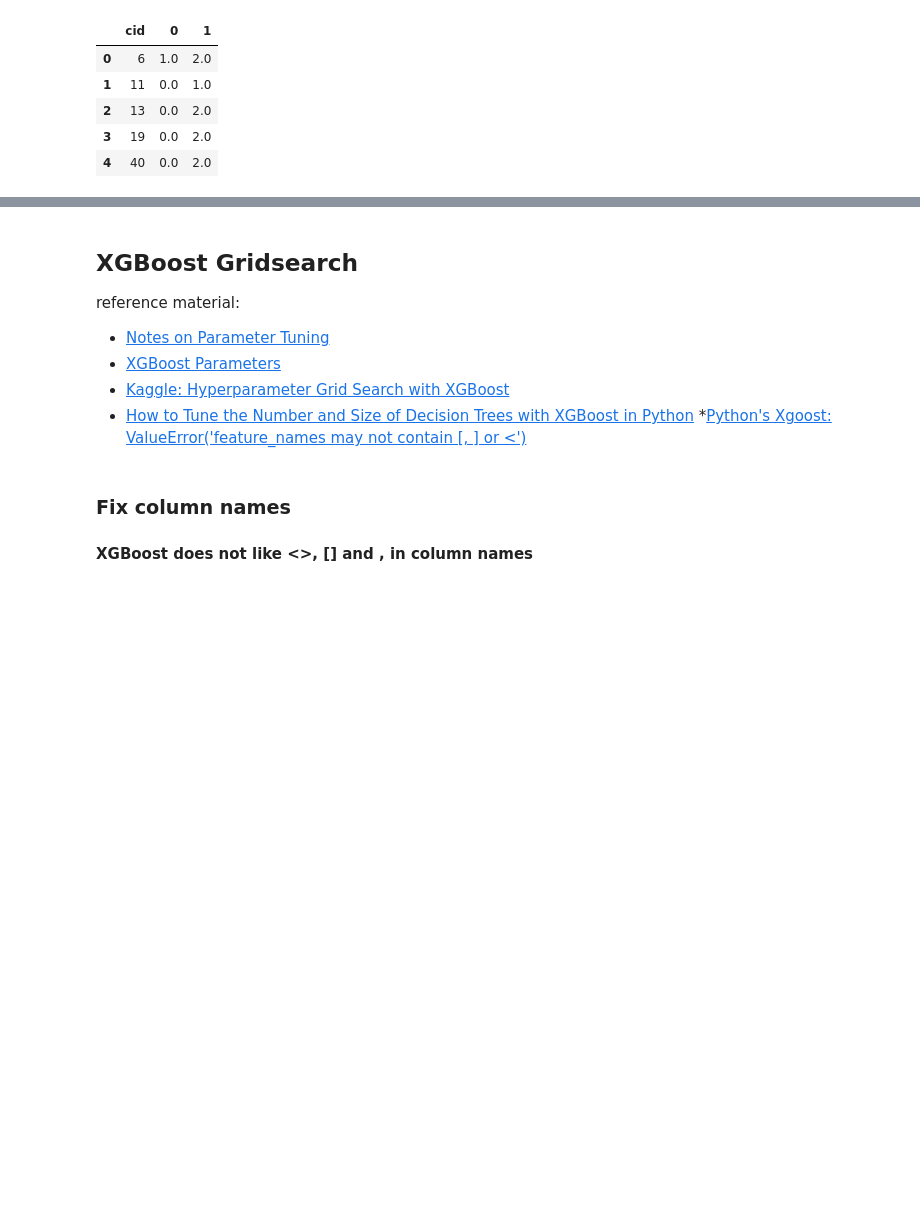
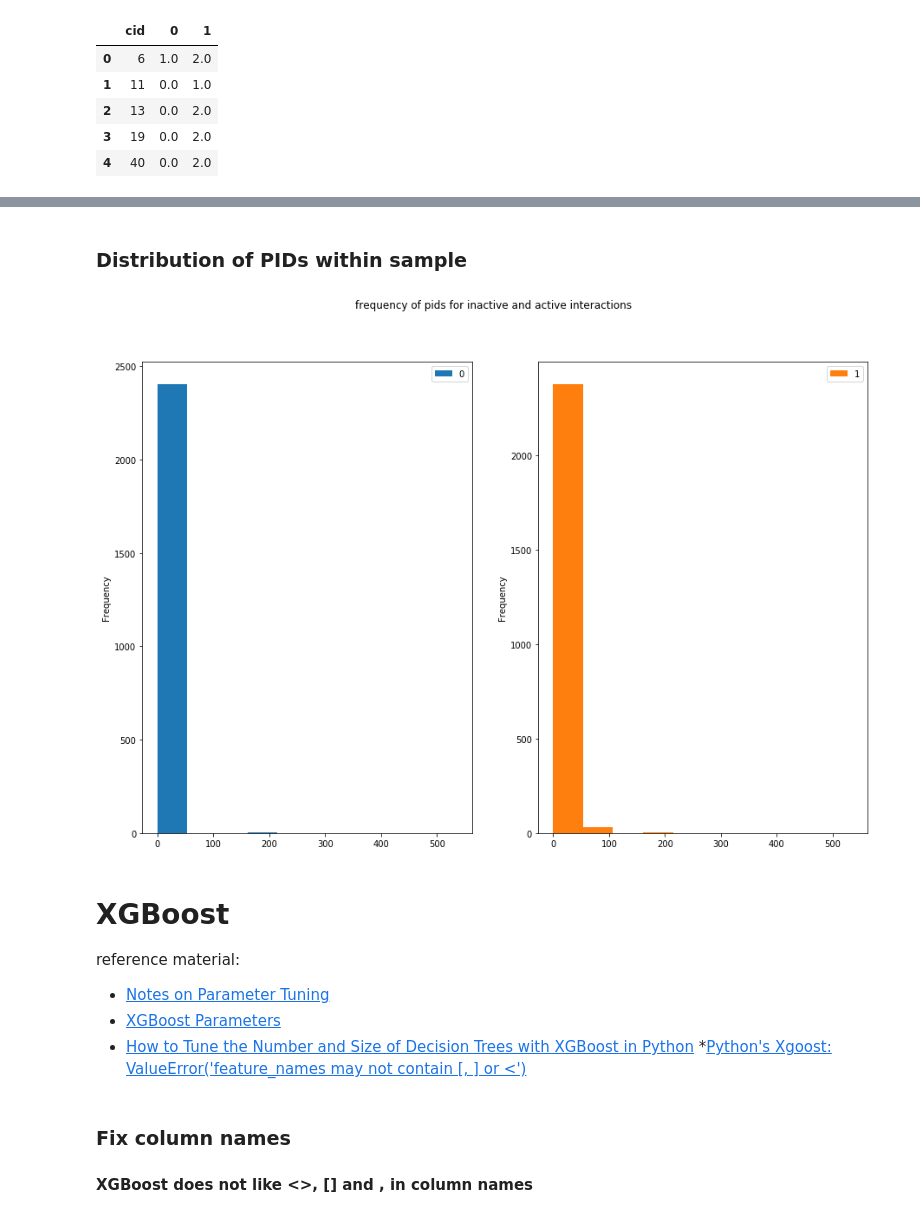
Before and after one commit to BrianDavisMath/FDA-COVID19, a Jupyter notebook: notebooks/greg-dimension-reduction-xgboost.ipynb, the cells around one changed output, grey strips where cells are left out. Cells and saved outputs as stored; diff of their text form; code cells hidden in the pictures; blank space fills up the shorter version.

```diff
--- a/notebooks/greg-dimension-reduction-xgboost.ipynb
+++ b/notebooks/greg-dimension-reduction-xgboost.ipynb
@@ -239,11 +246,28 @@ there are 6,168 drugs with only an activation
+# %% [markdown]
+### Distribution of PIDs within sample
+# %%
+del df_grouped_stacked
+grouped = df_features.groupby('pid')['activity'].value_counts()
+df_grouped = grouped.to_frame()
+df_grouped.rename(columns={'activity': "activity_count"}, inplace=True)
+df_grouped_stacked = df_grouped.unstack()
+df_grouped_stacked.fillna(0, inplace=True)
+df_grouped_stacked = df_grouped_stacked['activity_count']
+df_grouped_stacked = df_grouped_stacked.reset_index()
+df_grouped_stacked.rename_axis('', axis=1, inplace=True)
+
+axes = df_grouped_stacked[[0, 1]].plot(kind = 'hist', subplots=True, layout = (1, 2),
+  title="frequency of pids for inactive and active interactions",
+  figsize=(15, 10))
+# %% [output]
+[figure, added]
 # %% [markdown]
-## XGBoost Gridsearch
+# XGBoost
 
 reference material:
 
 * [Notes on Parameter Tuning](https://xgboost.readthedocs.io/en/latest/tutorials/param_tuning.html)
 * [XGBoost Parameters](https://xgboost.readthedocs.io/en/latest/parameter.html)
-* [Kaggle: Hyperparameter Grid Search with XGBoost](https://www.kaggle.com/tilii7/hyperparameter-grid-search-with-xgboost)
 * [How to Tune the Number and Size of Decision Trees with XGBoost in Python](https://machinelearningmastery.com/tune-number-size-decision-trees-xgboost-python/)
 *[Python's Xgoost: ValueError('feature_names may not contain \[, \] or <')](https://stackoverflow.com/questions/48645846/pythons-xgoost-valueerrorfeature-names-may-not-contain-or/50633571)
 # %%
```
Also changed, not shown: parts of 18 cells of this notebook, 1 other file.
